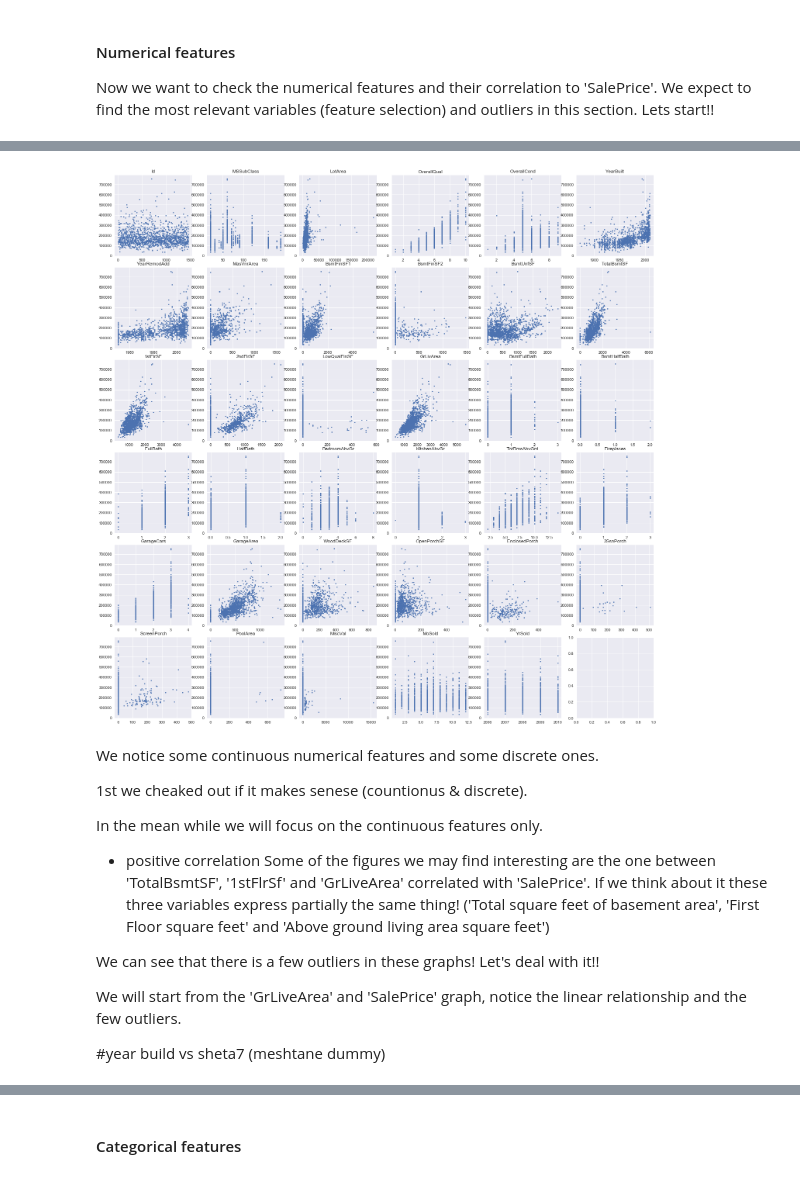
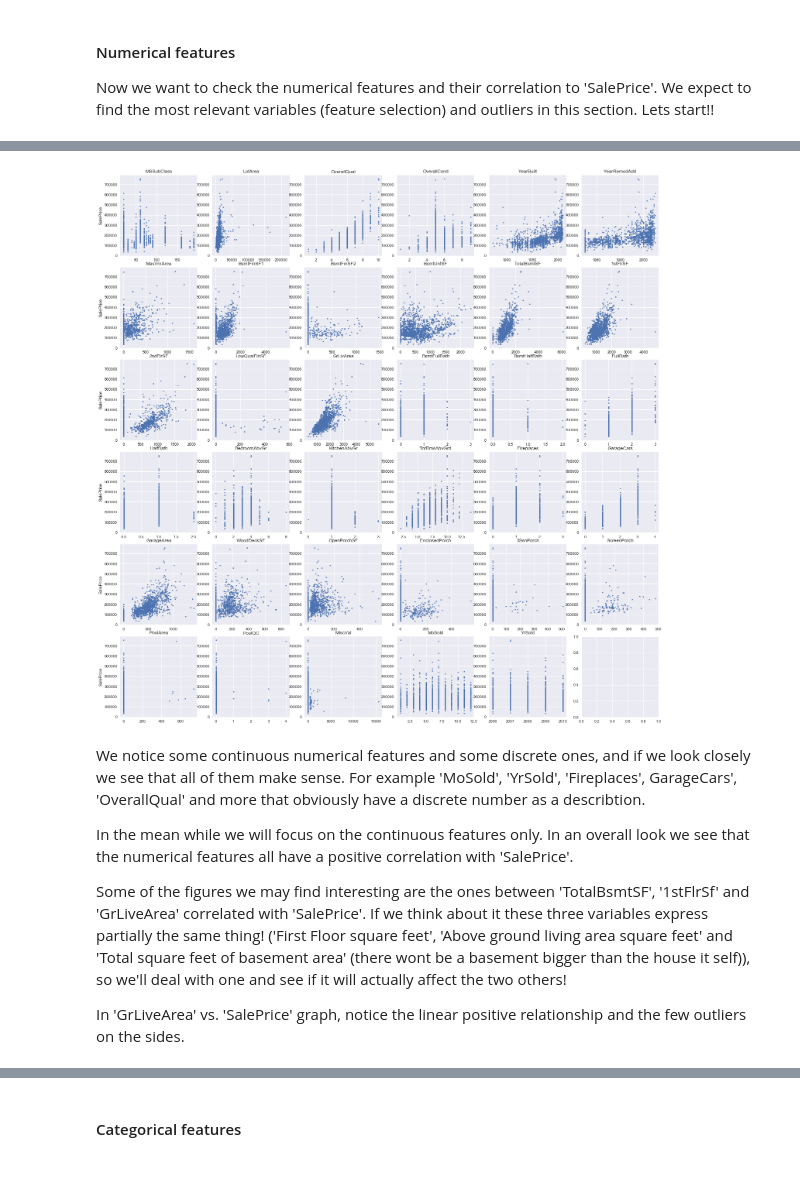
Before and after one commit to HaiaK/Housing, a Jupyter notebook: OZwhatTOcallIT.ipynb, the cells around one changed output, grey strips where cells are left out. Cells and saved outputs as stored; diff of their text form; code cells hidden in the pictures.

Commit message:
fix and add few graphs
up until categorical features

```diff
--- a/OZwhatTOcallIT.ipynb
+++ b/OZwhatTOcallIT.ipynb
@@ -252,30 +262,26 @@ train.describe()
 # %%
 #numeric features only
 numeric = train._get_numeric_data()
-numeric = numeric.drop('SalePrice', 1)
+numeric = numeric.drop(['SalePrice', 'Id'], 1)
 # %%
 #correlations between all the numerics features vs. 'SalePrice'
 fig,ax = plt.subplots(ncols=6, nrows=6, figsize=(20,20))
 fig.tight_layout()
 
 for i in range(0, 35):
     plt.subplot(6, 6, i+1)
     plt.scatter(numeric[numeric.columns[i]], train['SalePrice'], s=7)
     plt.title(numeric.columns[i])
+    if i%6==0:
+        plt.ylabel('SalePrice')
 # %% [output]
-[figure, old version]
+[figure, new version]
 # %% [markdown]
-We notice some continuous numerical features and some discrete ones.
-
-1st we cheaked out if it makes senese (countionus & discrete).
+We notice some continuous numerical features and some discrete ones, and if we look closely we see that all of them make sense. For example 'MoSold', 'YrSold', 'Fireplaces', GarageCars', 'OverallQual' and more that obviously have a discrete number as a describtion.
 
 In the mean while we will focus on the continuous features only.
+In an overall look we see that the numerical features all have a positive correlation with 'SalePrice'.
 
- * positive correlation
-Some of the figures we may find interesting are the one between 'TotalBsmtSF', '1stFlrSf' and 'GrLiveArea' correlated with 'SalePrice'. If we think about it these three variables express partially the same thing! ('Total square feet of basement area', 'First Floor square feet' and 'Above ground living area square feet')
+Some of the figures we may find interesting are the ones between 'TotalBsmtSF', '1stFlrSf' and 'GrLiveArea' correlated with 'SalePrice'. If we think about it these three variables express partially the same thing! ('First Floor square feet', 'Above ground living area square feet' and 'Total square feet of basement area' (there wont be a basement bigger than the house it self)), so we'll deal with one and see if it will actually affect the two others!
 
-We can see that there is a few outliers in these graphs! Let's deal with it!!
-
-We will start from the 'GrLiveArea' and 'SalePrice' graph, notice the linear relationship and the few outliers.
-
-#year build vs sheta7 (meshtane dummy)
+In 'GrLiveArea' vs. 'SalePrice' graph, notice the linear positive relationship and the few outliers on the sides.
```
Also changed, not shown: parts of 32 cells of this notebook.
